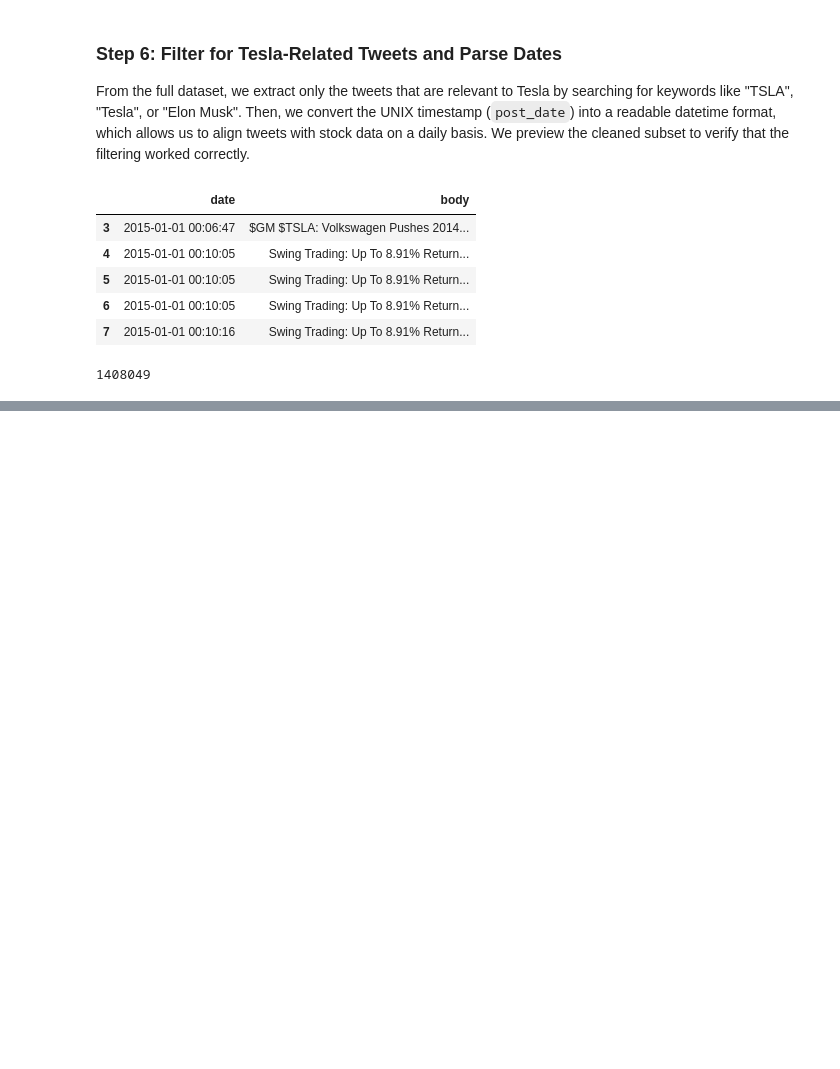
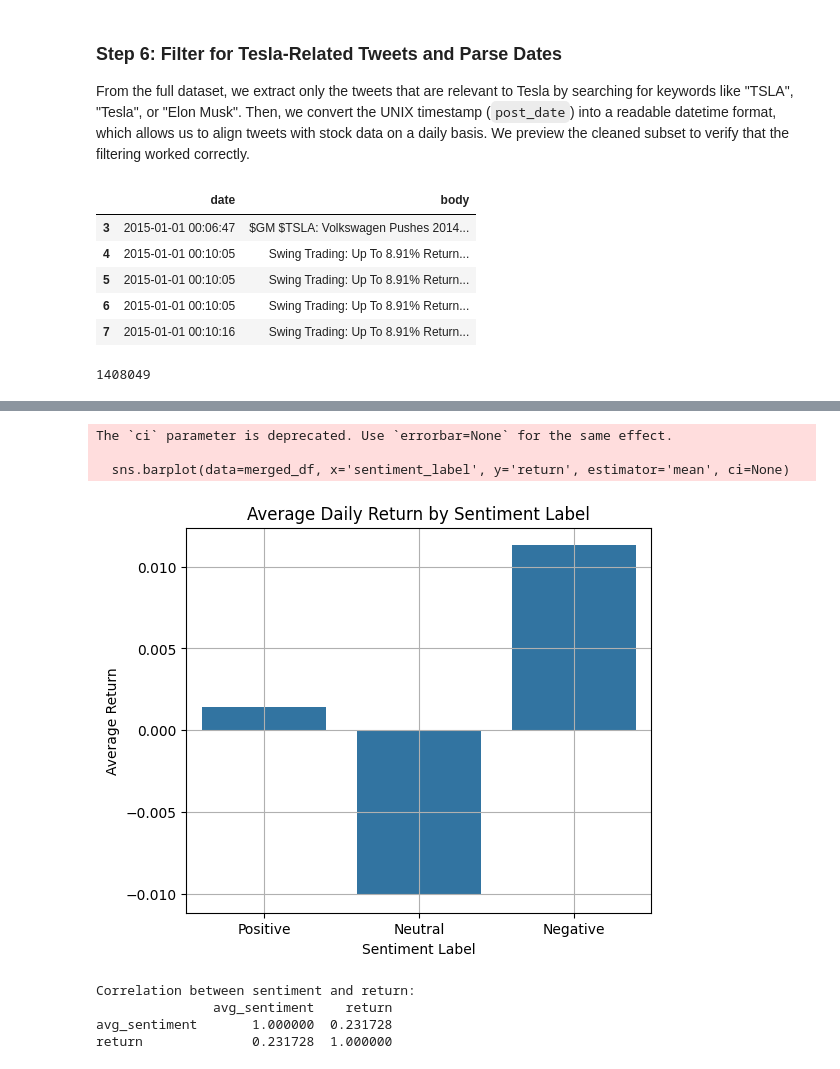
Before and after one commit to hish-school-work/Math509-project, a Jupyter notebook: Project509.ipynb, the cells around one changed output, grey strips where cells are left out. Saved outputs shown, nothing was run; the diff lists cells and outputs as text; code cells hidden in the pictures; blank space fills up the shorter version.

```diff
--- a/Project509.ipynb
+++ b/Project509.ipynb
@@ -786,0 +343,11 @@ posterior_predictive = pm.sample_posterior_predictive(trace, model=bayesian_mode
+# %%
+# Group by date (strip time if needed)
+tesla_tweets['date_only'] = tesla_tweets['date'].dt.date
+
+# Compute average sentiment score per day
+daily_sentiment = tesla_tweets.groupby('date_only')['sentiment_score'].mean().reset_index()
+daily_sentiment.columns = ['Date', 'avg_sentiment']
+daily_sentiment['Date'] = pd.to_datetime(daily_sentiment['Date'])  # Make sure it matches stock data format
+
+# Preview daily sentiment
+daily_sentiment.head()
@@ -786,0 +416,21 @@ posterior_predictive = pm.sample_posterior_predictive(trace, model=bayesian_mode
+# %%
+plt.figure(figsize=(6, 5))
+sns.barplot(data=merged_df, x='sentiment_label', y='return', estimator='mean', ci=None)
+plt.title('Average Daily Return by Sentiment Label')
+plt.xlabel('Sentiment Label')
+plt.ylabel('Average Return')
+plt.grid(True)
+plt.show()
+# %% [output]
+The `ci` parameter is deprecated. Use `errorbar=None` for the same effect.
+
+  sns.barplot(data=merged_df, x='sentiment_label', y='return', estimator='mean', ci=None)
+[figure, added]
+# %%
+print("Correlation between sentiment and return:")
+print(merged_df[['avg_sentiment', 'return']].corr())
+# %% [output]
+Correlation between sentiment and return:
+               avg_sentiment    return
+avg_sentiment       1.000000  0.231728
+return              0.231728  1.000000
```
Also changed, not shown: parts of 70 cells of this notebook, 1 other file.
